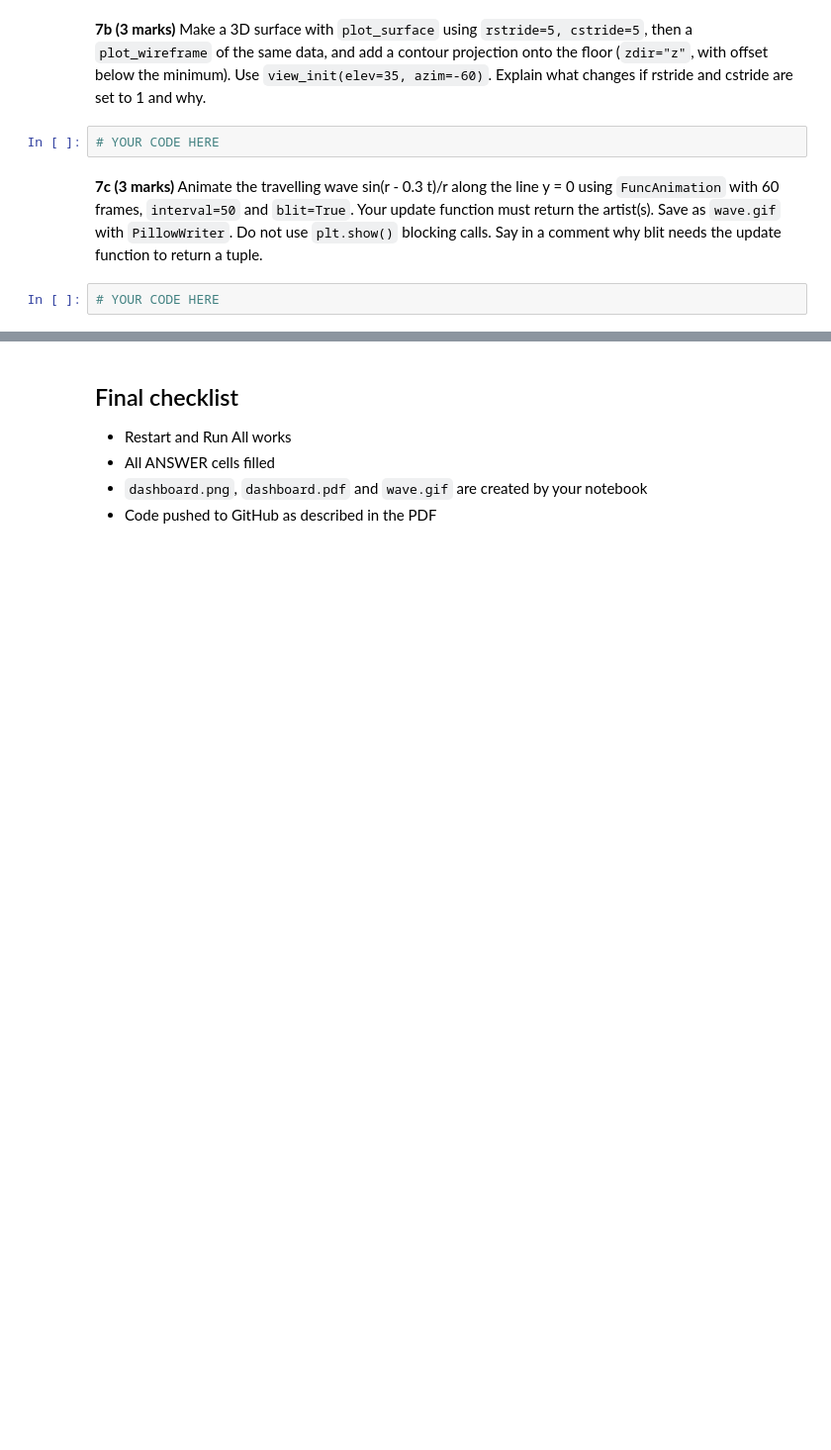
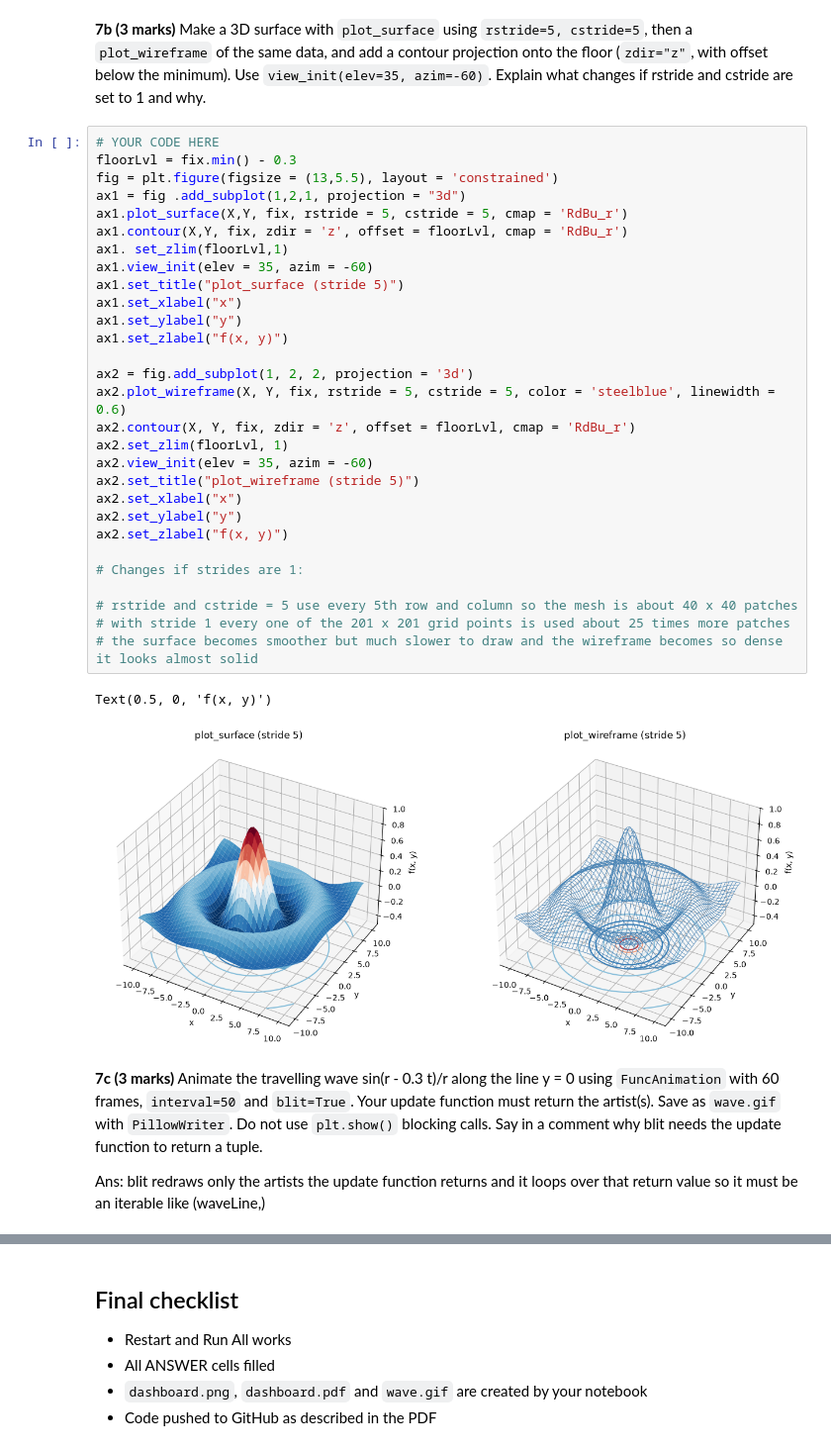
Before and after one commit to Muhammad-Ali-Sajjad-12/PAI-A3-25F-0105, a Jupyter notebook: Assignment3_Programming_for_AI.ipynb, the cells around one changed output, grey strips where cells are left out. Shown at 99% size. Saved outputs shown, nothing was run; the diff lists cells and outputs as text; blank space fills up the shorter version.

Commit message:
Surfaces and Animation related Q's

```diff
--- a/Assignment3_Programming_for_AI.ipynb
+++ b/Assignment3_Programming_for_AI.ipynb
@@ -960,8 +996,38 @@ Let f(x, y) = sin(r) / r with r = sqrt(x^2 + y^2) on x, y in [-10, 10].
 # %% [markdown]
 **7b (3 marks)** Make a 3D surface with `plot_surface` using `rstride=5, cstride=5`, then a `plot_wireframe` of the same data, and add a contour projection onto the floor (`zdir="z"`, with offset below the minimum). Use `view_init(elev=35, azim=-60)`. Explain what changes if rstride and cstride are set to 1 and why.
-# %%
-# YOUR CODE HERE
+# %%
+# YOUR CODE HERE
+floorLvl = fix.min() - 0.3
+fig = plt.figure(figsize = (13,5.5), layout = 'constrained')
+ax1 = fig .add_subplot(1,2,1, projection = "3d")
+ax1.plot_surface(X,Y, fix, rstride = 5, cstride = 5, cmap = 'RdBu_r')
+ax1.contour(X,Y, fix, zdir = 'z', offset = floorLvl, cmap = 'RdBu_r')
+ax1. set_zlim(floorLvl,1)
+ax1.view_init(elev = 35, azim = -60)
+ax1.set_title("plot_surface (stride 5)")
+ax1.set_xlabel("x")
+ax1.set_ylabel("y")
+ax1.set_zlabel("f(x, y)")
+
+ax2 = fig.add_subplot(1, 2, 2, projection = '3d')
+ax2.plot_wireframe(X, Y, fix, rstride = 5, cstride = 5, color = 'steelblue', linewidth = 0.6)
+ax2.contour(X, Y, fix, zdir = 'z', offset = floorLvl, cmap = 'RdBu_r')
+ax2.set_zlim(floorLvl, 1)
+ax2.view_init(elev = 35, azim = -60)
+ax2.set_title("plot_wireframe (stride 5)")
+ax2.set_xlabel("x")
+ax2.set_ylabel("y")
+ax2.set_zlabel("f(x, y)")
+
+# Changes if strides are 1:
+
+# rstride and cstride = 5 use every 5th row and column so the mesh is about 40 x 40 patches
+# with stride 1 every one of the 201 x 201 grid points is used about 25 times more patches
+# the surface becomes smoother but much slower to draw and the wireframe becomes so dense it looks almost solid
+# %% [output]
+Text(0.5, 0, 'f(x, y)')
+[figure, added]
 # %% [markdown]
 **7c (3 marks)** Animate the travelling wave sin(r - 0.3 t)/r along the line y = 0 using `FuncAnimation` with 60 frames, `interval=50` and `blit=True`. Your update function must return the artist(s). Save as `wave.gif` with `PillowWriter`. Do not use `plt.show()` blocking calls. Say in a comment why blit needs the update function to return a tuple.
+
+Ans: blit redraws only the artists the update function returns and it loops over that return value so it must be an iterable like (waveLine,)
-# %%
-# YOUR CODE HERE
```
Also changed, not shown: parts of 3 cells of this notebook, 2 other files.
